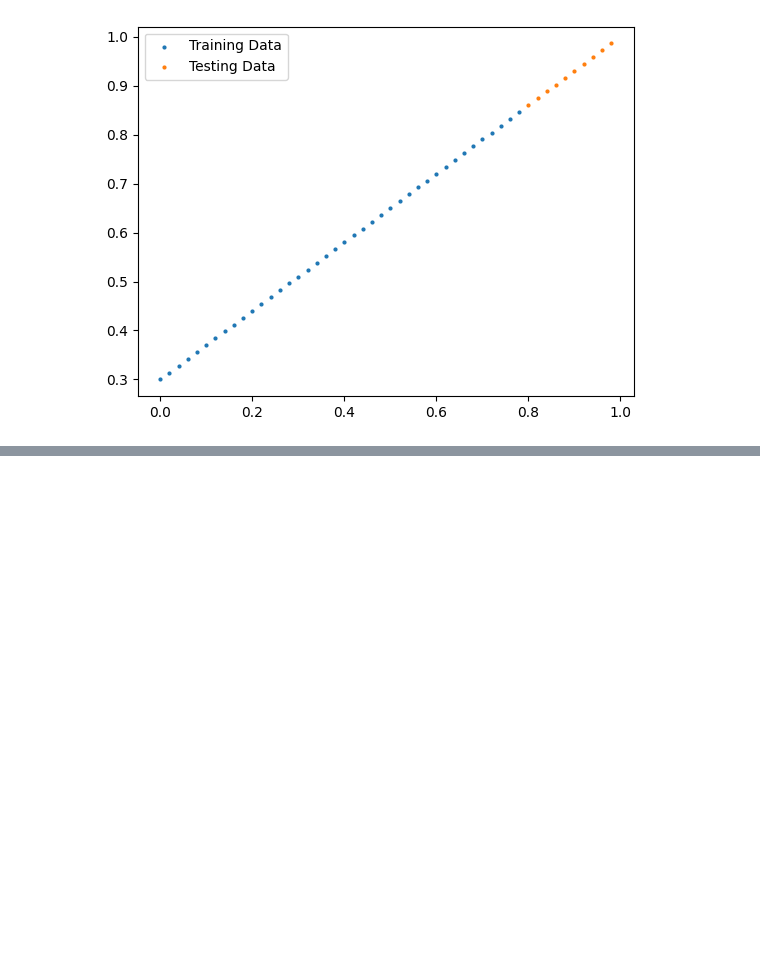
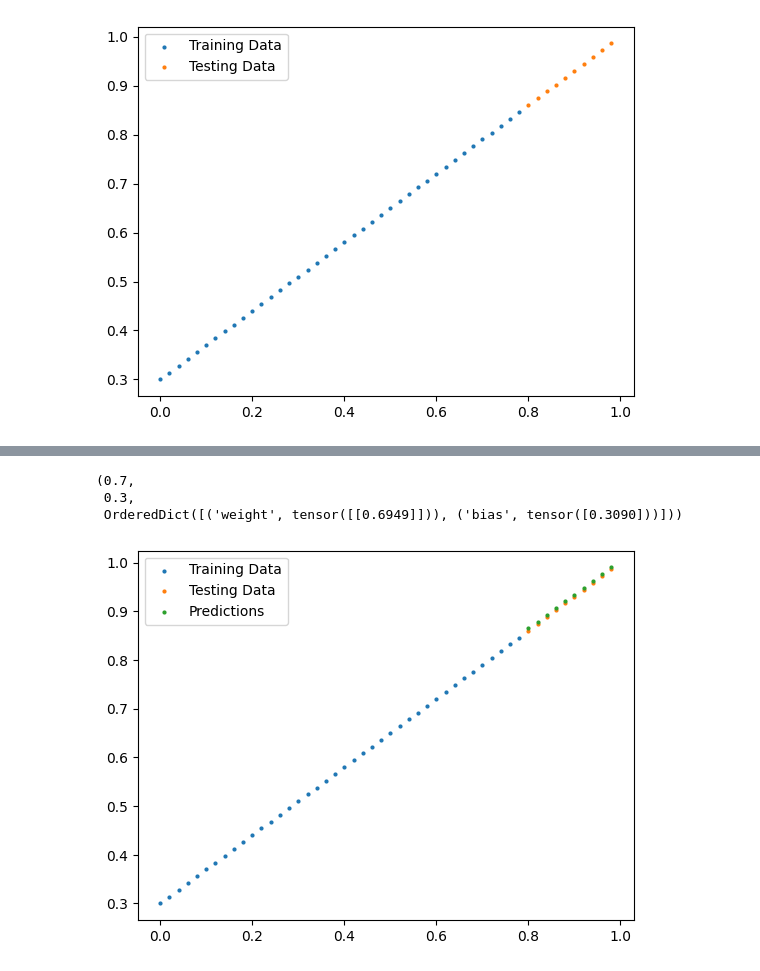
Before and after one commit to bbrianb/Independent-study, a Jupyter notebook: first model.ipynb, the cells around one changed output, grey strips where cells are left out. Cells and saved outputs as stored; diff of their text form; code cells hidden in the pictures; blank space fills up the shorter version.

```diff
--- a/first model.ipynb
+++ b/first model.ipynb
@@ -92,0 +136,10 @@ epoch=900, loss.item()=0.00045, test_loss.item()=0.00109
+# %%
+weight, bias, model.state_dict()
+# %% [output]
+(0.7,
+ 0.3,
+ OrderedDict([('weight', tensor([[0.6949]])), ('bias', tensor([0.3090]))]))
+# %%
+predict_and_plot()
+# %% [output]
+[figure, added]
```
Also changed, not shown: parts of 8 cells of this notebook.
